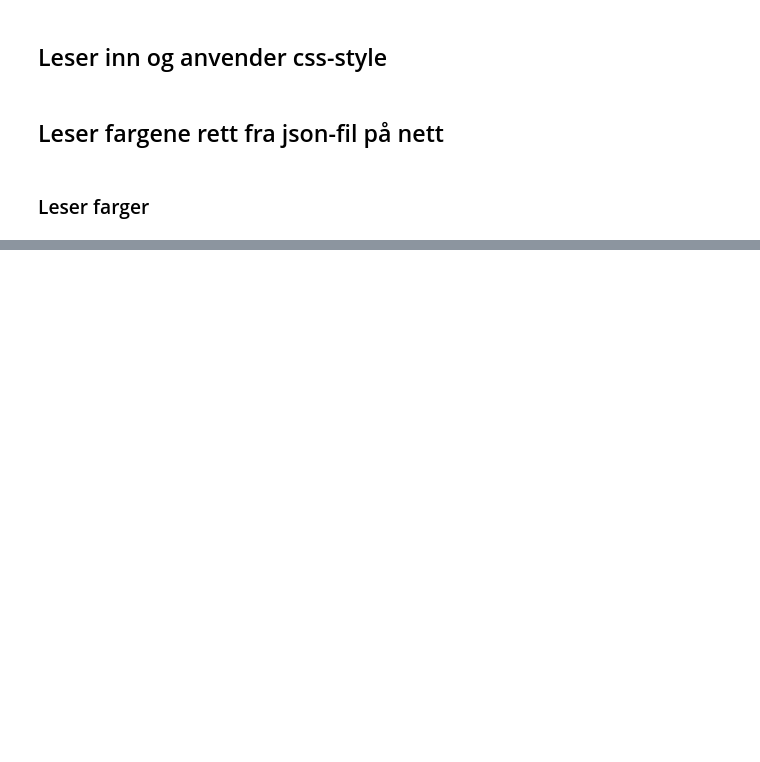
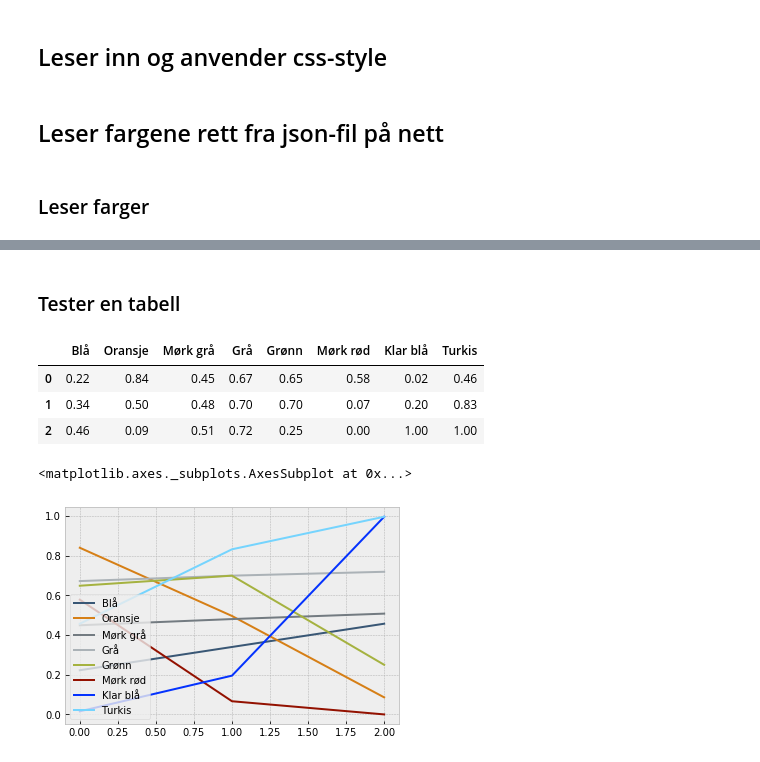
Before and after one commit to kristomi/offentlige_ting, a Jupyter notebook: Menon-farger/Eksempel bruk av Menon-farger.ipynb, the cells around one changed output, grey strips where cells are left out. Drawn from its saved outputs; the diff is of its cells as text; code cells hidden in the pictures; blank space fills up the shorter version.

```diff
--- a/Menon-farger/Eksempel bruk av Menon-farger.ipynb
+++ b/Menon-farger/Eksempel bruk av Menon-farger.ipynb
@@ -49,0 +67,15 @@ plt.show()
+# %% [markdown]
+### Tester en tabell
+# %%
+df = pd.DataFrame(farger)
+df
+# %% [output]
+|  | Blå | Oransje | Mørk grå | Grå | Grønn | Mørk rød | Klar blå | Turkis |
+| 0 | 0.22 | 0.84 | 0.45 | 0.67 | 0.65 | 0.58 | 0.02 | 0.46 |
+| 1 | 0.34 | 0.50 | 0.48 | 0.70 | 0.70 | 0.07 | 0.20 | 0.83 |
+| 2 | 0.46 | 0.09 | 0.51 | 0.72 | 0.25 | 0.00 | 1.00 | 1.00 |
+# %%
+df.plot()
+# %% [output]
+<matplotlib.axes._subplots.AxesSubplot at 0x...>
+[figure, added]
```
Also changed, not shown: parts of 12 cells of this notebook.
